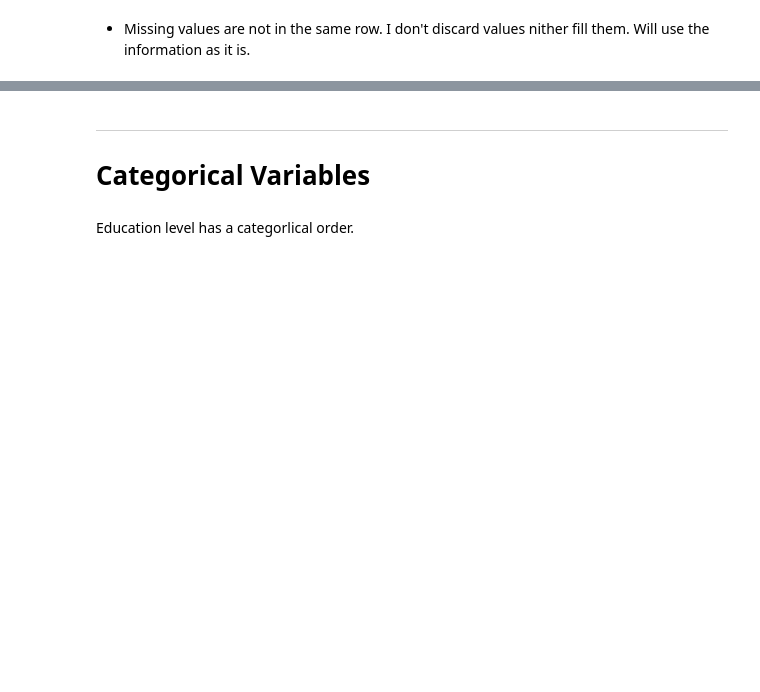
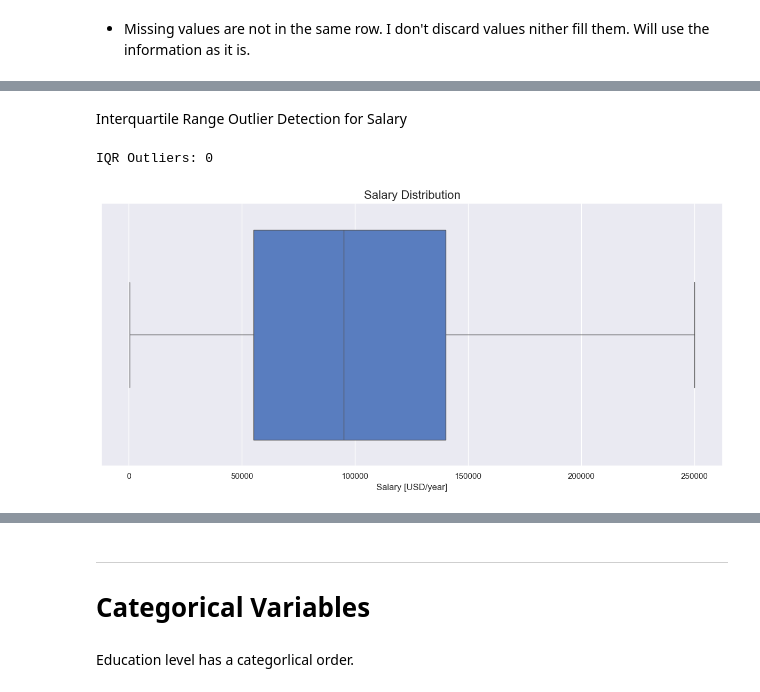
Before and after one commit to HLussiatti/SalaryForecast, a Jupyter notebook: notebooks/0. EDA & ETL.ipynb, the cells around one changed output, grey strips where cells are left out. Drawn from its saved outputs; the diff is of its cells as text; code cells hidden in the pictures; blank space fills up the shorter version.

```diff
--- a/notebooks/0. EDA & ETL.ipynb
+++ b/notebooks/0. EDA & ETL.ipynb
@@ -119,0 +214,28 @@ df_missing
+# %% [markdown]
+Interquartile Range Outlier Detection for Salary
+# %%
+# Compute Q1 (25th percentile) and Q3 (75th percentile)
+Q1 = df['Salary'].quantile(0.25)
+Q3 = df['Salary'].quantile(0.75)
+IQR = Q3 - Q1
+
+# Define lower and upper bounds for outliers
+lower_bound = Q1 - 1.5 * IQR
+upper_bound = Q3 + 1.5 * IQR
+
+# Find outliers using IQR
+outliers_iqr = df[(df['Salary'] < lower_bound) | (df['Salary'] > upper_bound)]
+
+# Display results
+print(f"IQR Outliers: {len(outliers_iqr)}")
+
+# Boxplot to visualize outliers
+plt.figure(figsize=(12, 6))
+sns.boxplot(x=df['Salary'])
+plt.title("Salary Distribution", fontsize=16)
+plt.xlabel('Salary [USD/year]', fontsize=12)
+plt.tight_layout()
+plt.show()
+# %% [output]
+IQR Outliers: 0
+[figure, added]
```
Also changed, not shown: parts of 20 cells of this notebook, 3 other files.
